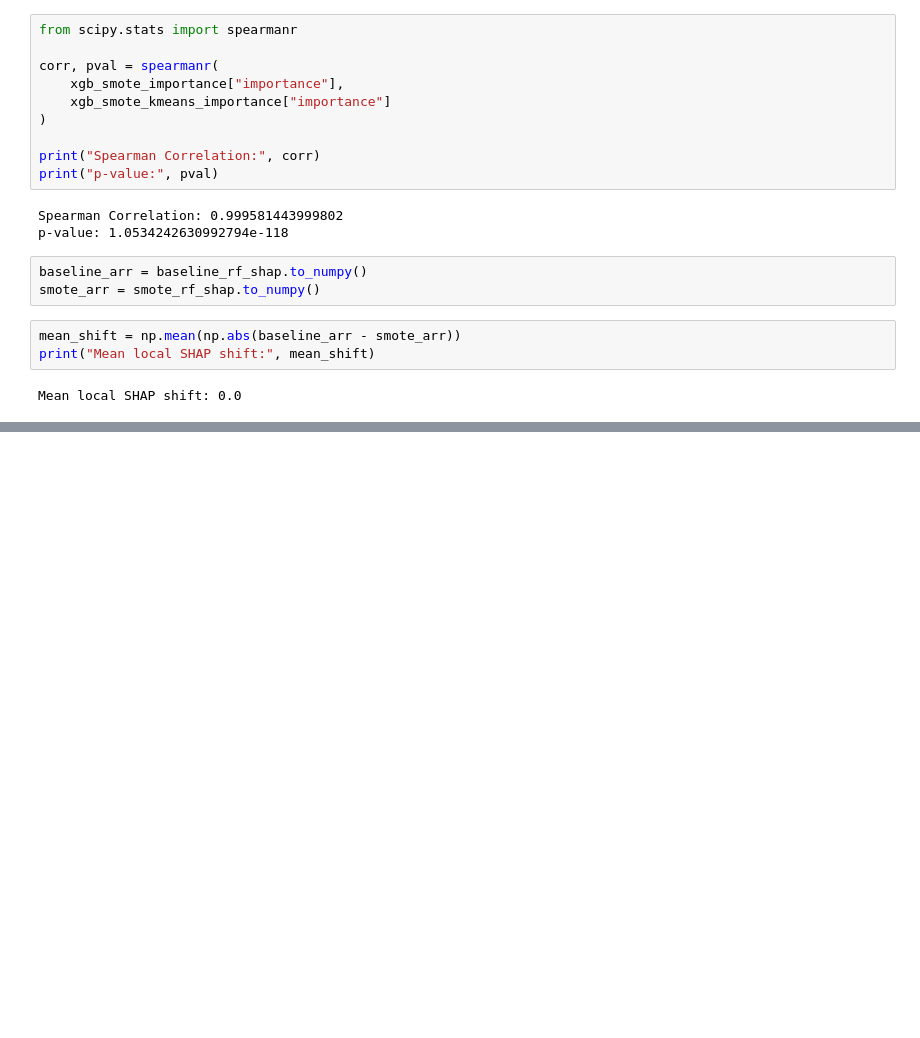
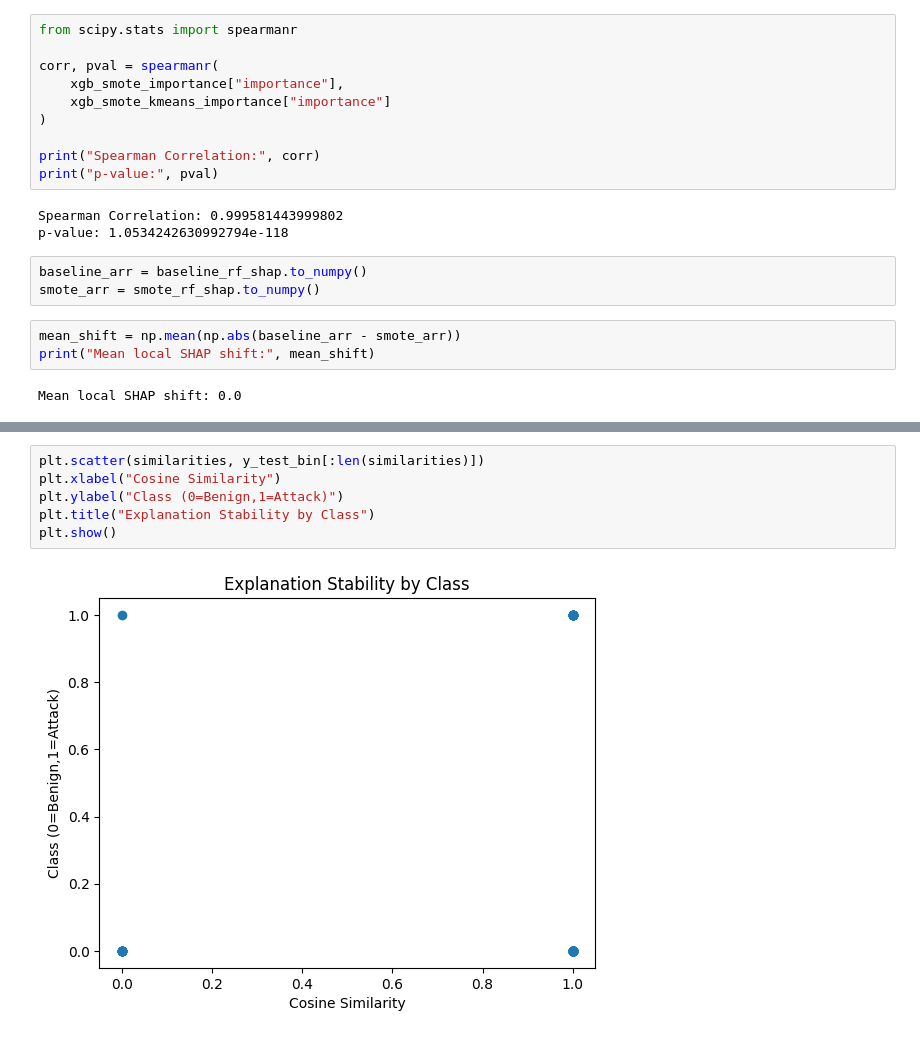
Before and after one commit to SantanuOjha/Explainable-AI-IDS, a Jupyter notebook: Notebook/06_Performance_and_Explainability_Analysis.ipynb, the cells around one changed output, grey strips where cells are left out. Drawn from its saved outputs; the diff is of its cells as text; blank space fills up the shorter version.

```diff
--- a/Notebook/06_Performance_and_Explainability_Analysis.ipynb
+++ b/Notebook/06_Performance_and_Explainability_Analysis.ipynb
@@ -190,0 +218,8 @@ Mean cosine similarity: 1.0
+# %%
+plt.scatter(similarities, y_test_bin[:len(similarities)])
+plt.xlabel("Cosine Similarity")
+plt.ylabel("Class (0=Benign,1=Attack)")
+plt.title("Explanation Stability by Class")
+plt.show()
+# %% [output]
+[figure, added]
```
Also changed, not shown: parts of 8 cells of this notebook.
